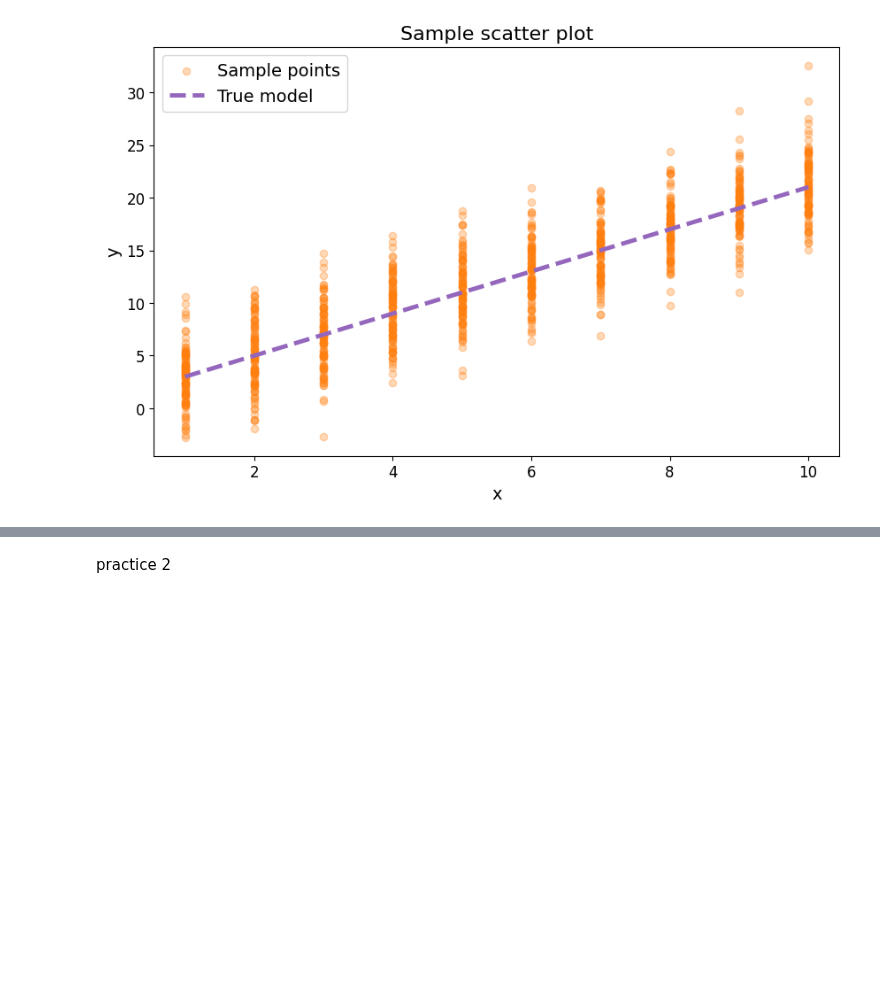
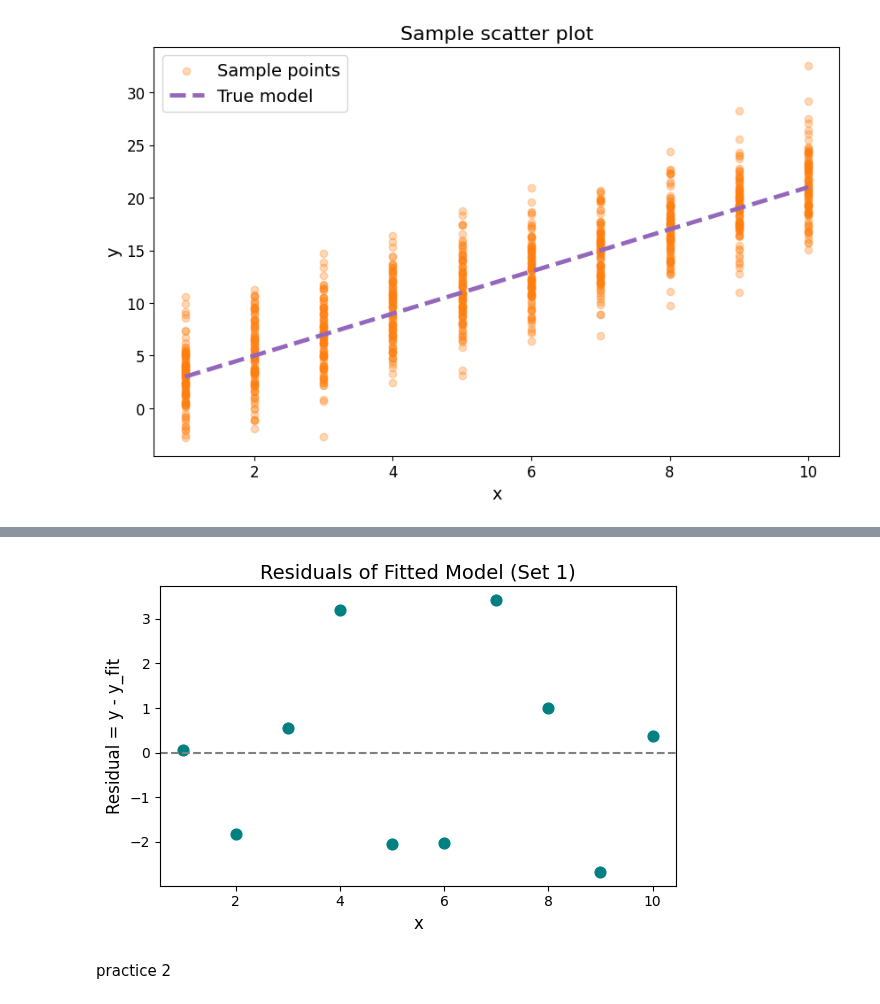
Before and after one commit to hyp0515/exp_phy_ii, a Jupyter notebook: may6/practice_1.ipynb, the cells around one changed output, grey strips where cells are left out. Drawn from its saved outputs; the diff is of its cells as text; code cells hidden in the pictures; blank space fills up the shorter version.

```diff
--- a/may6/practice_1.ipynb
+++ b/may6/practice_1.ipynb
@@ -83,3 +83,20 @@ plt.show()
+# %%
+y0 = all_data[0]
+a0, b0 = fit_results[0]
+y0_fit = linear_func(x, a0, b0)
+residual0 = y0 - y0_fit
+
+plt.figure(figsize=(6, 4))
+plt.axhline(0, color='gray', linestyle='--')
+plt.scatter(x, residual0, color='teal', s=60)
+plt.title('Residuals of Fitted Model (Set 1)', fontsize=14)
+plt.xlabel('x', fontsize=12)
+plt.ylabel('Residual = y - y_fit', fontsize=12)
+plt.tight_layout()
+plt.savefig("output1_3_residual_set0.pdf", transparent=True)
+plt.show()
+# %% [output]
+[figure, added]
 # %%
 plt.close('all')
 # %% [markdown]
```
Also changed, not shown: parts of 1 cell of this notebook, 4 other files.
